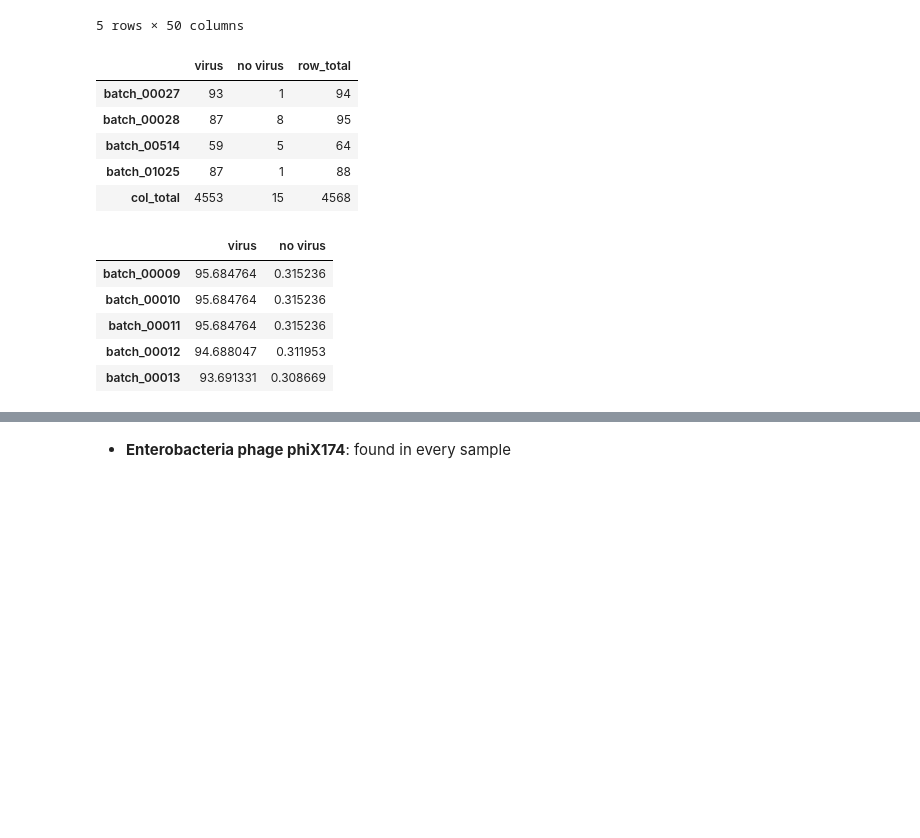
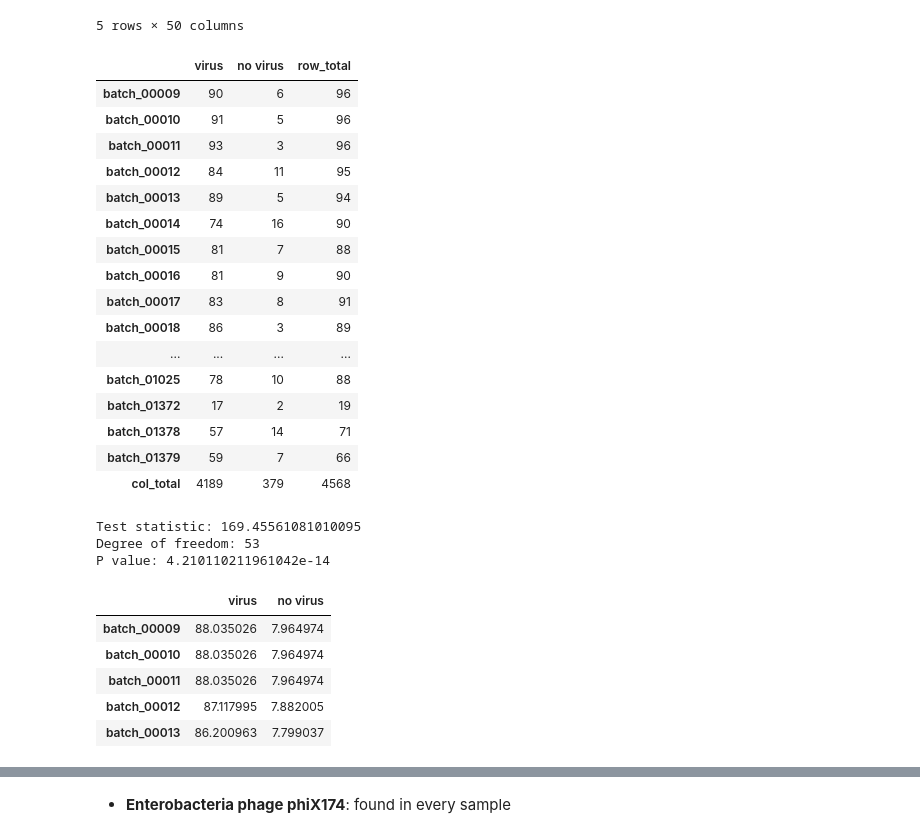
Before and after one commit to chloeh13q/unmapped_reads, a Jupyter notebook: results/paper/contaminants.ipynb, the cells around one changed output, grey strips where cells are left out. Cells and saved outputs as stored; diff of their text form; code cells hidden in the pictures; blank space fills up the shorter version.

```diff
--- a/results/paper/contaminants.ipynb
+++ b/results/paper/contaminants.ipynb
@@ -51,19 +52,40 @@ df_counts.head()
 | batch_00013 | 89 | 0 | 94 | 90 | ... |
 5 rows × 50 columns
 # %%
-virus = 'Human parvovirus B19'
+virus = 'Human herpesvirus 6B'
 table = pd.concat([df_counts[virus], batch_counts - df_counts[virus],
                        batch_counts], axis=1)
 table.rename(columns={virus: 'virus', 0: 'no virus', 'batch': 'row_total'}, inplace=True)
 table.loc['col_total']= table.sum(numeric_only=True, axis=0)
 table[table['no virus'] > 0]
 # %% [output]
 |  | virus | no virus | row_total |
-| batch_00027 | 93 | 1 | 94 |
-| batch_00028 | 87 | 8 | 95 |
-| batch_00514 | 59 | 5 | 64 |
-| batch_01025 | 87 | 1 | 88 |
-| col_total | 4553 | 15 | 4568 |
+| batch_00009 | 90 | 6 | 96 |
+| batch_00010 | 91 | 5 | 96 |
+| batch_00011 | 93 | 3 | 96 |
+| batch_00012 | 84 | 11 | 95 |
+| batch_00013 | 89 | 5 | 94 |
+| batch_00014 | 74 | 16 | 90 |
+| batch_00015 | 81 | 7 | 88 |
+| batch_00016 | 81 | 9 | 90 |
+| batch_00017 | 83 | 8 | 91 |
+| batch_00018 | 86 | 3 | 89 |
+| ... | ... | ... | ... |
+| batch_01025 | 78 | 10 | 88 |
+| batch_01372 | 17 | 2 | 19 |
+| batch_01378 | 57 | 14 | 71 |
+| batch_01379 | 59 | 7 | 66 |
+| col_total | 4189 | 379 | 4568 |
+# %%
+virus = 'Human herpesvirus 6B'
+chi2, p, dof, ex = chi2_contingency(table.drop('row_total', axis=1).drop('col_total', axis=0), correction=False)
+print(f'Test statistic: {chi2}')
+print(f'Degree of freedom: {dof}')
+print(f'P value: {p}')
+# %% [output]
+Test statistic: 169.45561081010095
+Degree of freedom: 53
+P value: 4.210110211961042e-14
 # %%
 n = table.at["col_total", "row_total"]  # grand total
 exp_counts = table.astype(np.float)
@@ -74,11 +96,11 @@ exp_counts = exp_counts.drop('row_total', axis=1).drop('col_total', axis=0)
 exp_counts.head()
 # %% [output]
 |  | virus | no virus |
-| batch_00009 | 95.684764 | 0.315236 |
-| batch_00010 | 95.684764 | 0.315236 |
-| batch_00011 | 95.684764 | 0.315236 |
-| batch_00012 | 94.688047 | 0.311953 |
-| batch_00013 | 93.691331 | 0.308669 |
+| batch_00009 | 88.035026 | 7.964974 |
+| batch_00010 | 88.035026 | 7.964974 |
+| batch_00011 | 88.035026 | 7.964974 |
+| batch_00012 | 87.117995 | 7.882005 |
+| batch_00013 | 86.200963 | 7.799037 |
 # %%
 table = table.drop('row_total', axis=1).drop('col_total', axis=0)
 tstat = np.sum(((table - exp_counts) ** 2 / exp_counts).values) # chi-squared test statistic
```
Also changed, not shown: parts of 4 cells of this notebook.
